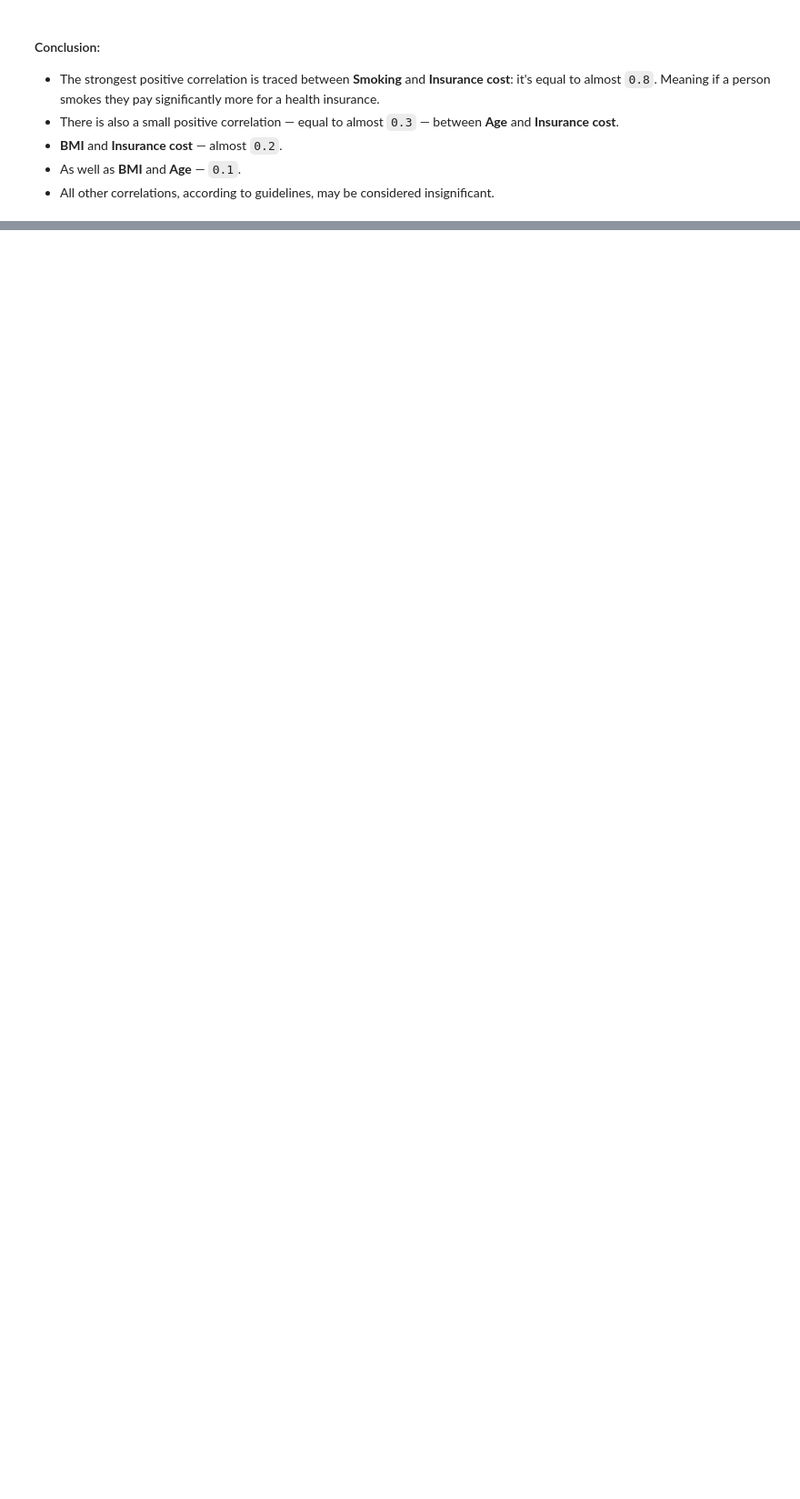
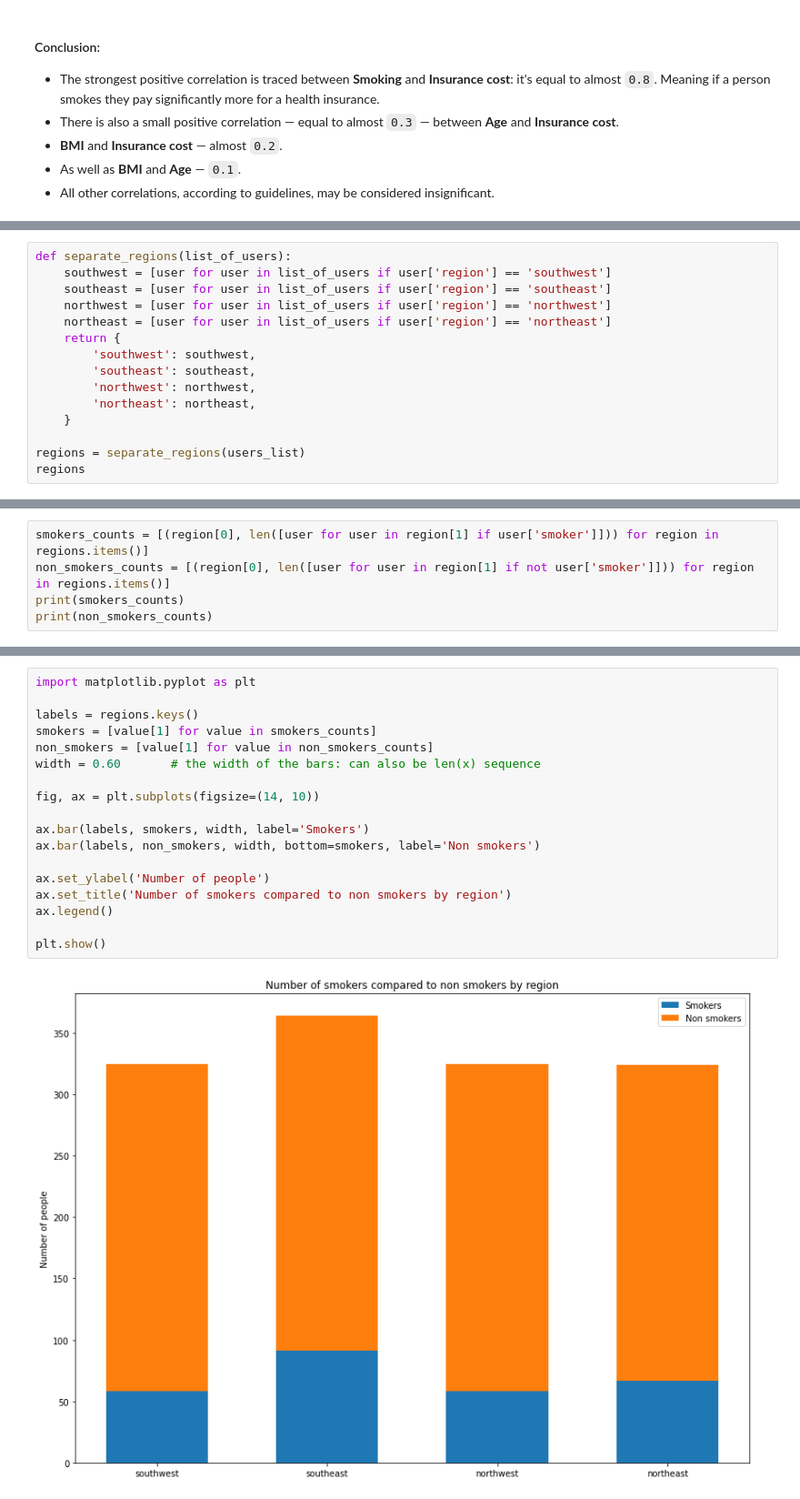
Before and after one commit to jadidaniel/jupyter-notebooks, a Jupyter notebook: medical-insurance-project.ipynb, the cells around one changed output, grey strips where cells are left out. Shown at 91% size. Saved outputs shown, nothing was run; the diff lists cells and outputs as text; blank space fills up the shorter version.

Commit message:
Add the 1st part of analysis by regions

```diff
--- a/medical-insurance-project.ipynb
+++ b/medical-insurance-project.ipynb
@@ -316,0 +326,15 @@ Large|.5 to 1.0|-0.5 to -1.0
+# %%
+def separate_regions(list_of_users):
+    southwest = [user for user in list_of_users if user['region'] == 'southwest']
+    southeast = [user for user in list_of_users if user['region'] == 'southeast']
+    northwest = [user for user in list_of_users if user['region'] == 'northwest']
+    northeast = [user for user in list_of_users if user['region'] == 'northeast']
+    return {
+        'southwest': southwest,
+        'southeast': southeast,
+        'northwest': northwest,
+        'northeast': northeast,
+    }
+
+regions = separate_regions(users_list)
+regions
@@ -316,0 +378,5 @@ Large|.5 to 1.0|-0.5 to -1.0
+# %%
+smokers_counts = [(region[0], len([user for user in region[1] if user['smoker']])) for region in regions.items()]
+non_smokers_counts = [(region[0], len([user for user in region[1] if not user['smoker']])) for region in regions.items()]
+print(smokers_counts)
+print(non_smokers_counts)
@@ -316,0 +388,20 @@ Large|.5 to 1.0|-0.5 to -1.0
+# %%
+import matplotlib.pyplot as plt
+
+labels = regions.keys()
+smokers = [value[1] for value in smokers_counts]
+non_smokers = [value[1] for value in non_smokers_counts]
+width = 0.60       # the width of the bars: can also be len(x) sequence
+
+fig, ax = plt.subplots(figsize=(14, 10))
+
+ax.bar(labels, smokers, width, label='Smokers')
+ax.bar(labels, non_smokers, width, bottom=smokers, label='Non smokers')
+
+ax.set_ylabel('Number of people')
+ax.set_title('Number of smokers compared to non smokers by region')
+ax.legend()
+
+plt.show()
+# %% [output]
+[figure, added]
```
Also changed, not shown: parts of 13 cells of this notebook.
